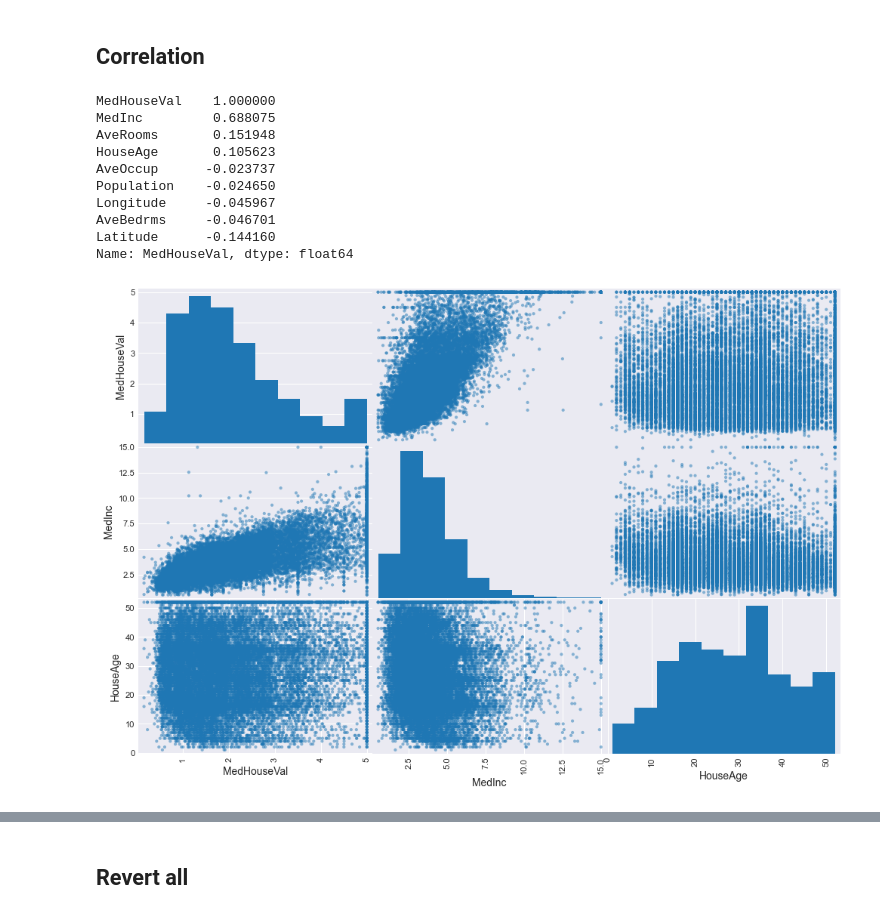
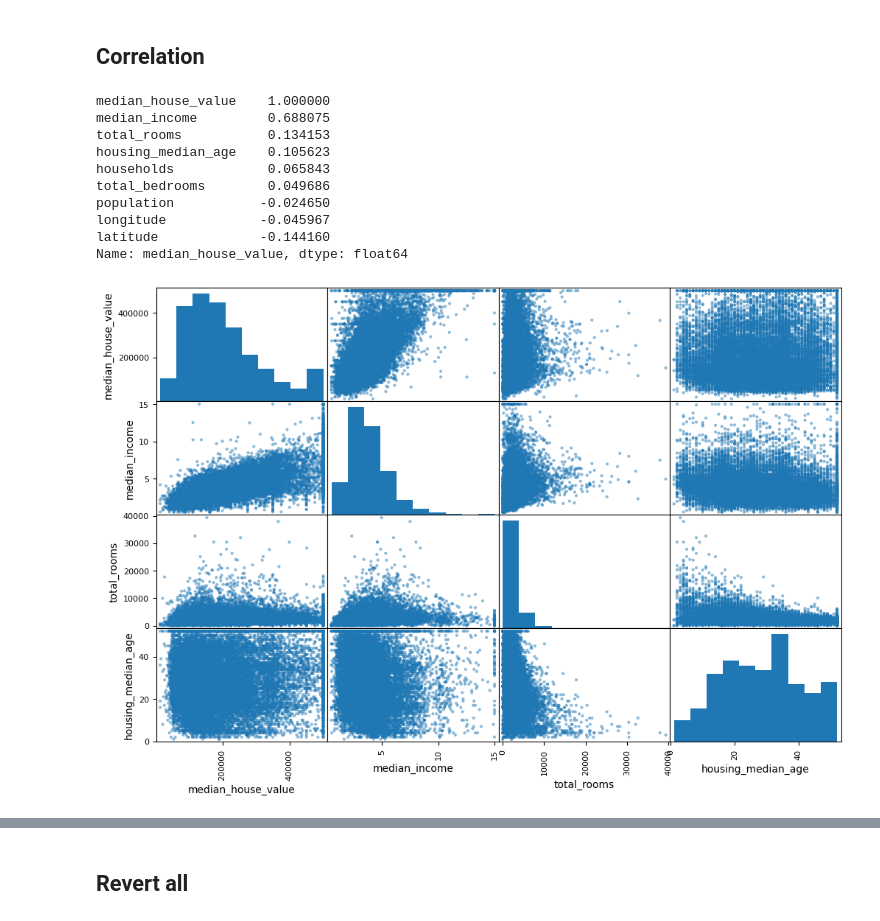
Before and after one commit to DavidCalebChaparroOrozco/Hands-OnMachineLearningwithScikit-LearnandPyTorch-Aur-lienG-ron, a Jupyter notebook: DataloadingExplorationPreparation/PracticeHousingDataset.ipynb, the cells around one changed output, grey strips where cells are left out. Drawn from its saved outputs; the diff is of its cells as text; code cells hidden in the pictures.

```diff
--- a/DataloadingExplorationPreparation/PracticeHousingDataset.ipynb
+++ b/DataloadingExplorationPreparation/PracticeHousingDataset.ipynb
@@ -321,7 +433,7 @@ len(train_set), len(test_set)
 ## Creating categories with Pandas
 # %%
 housing_pd['income_cat'] = pd.cut(
-    housing_pd['MedInc'],
+    housing_pd['median_income'],
     bins=[0. , 1.5, 3.0, 4.5, 6.0, np.inf],
     labels=[1, 2, 3, 4, 5]
 )
@@ -481,22 +593,22 @@ plt.show()
 # %%
 corr_matrix = housing_pd.corr(numeric_only=True)
 # %%
-corr_matrix["MedHouseVal"].sort_values(ascending=False)
+corr_matrix["median_house_value"].sort_values(ascending=False)
 # %% [output]
-MedHouseVal    1.000000
-MedInc         0.688075
-AveRooms       0.151948
-HouseAge       0.105623
-AveOccup      -0.023737
-Population    -0.024650
-Longitude     -0.045967
-AveBedrms     -0.046701
-Latitude      -0.144160
-Name: MedHouseVal, dtype: float64
+median_house_value    1.000000
+median_income         0.688075
+total_rooms           0.134153
+housing_median_age    0.105623
+households            0.065843
+total_bedrooms        0.049686
+population           -0.024650
+longitude            -0.045967
+latitude             -0.144160
+Name: median_house_value, dtype: float64
 # %%
-attributes = ["MedHouseVal", "MedInc", "HouseAge"]
+attributes = ["median_house_value", "median_income","total_rooms" ,"housing_median_age"]
 scatter_matrix(housing_pd[attributes], figsize=(12, 8))
 plt.show()
 # %% [output]
-[figure, old version]
+[figure, new version]
 # %%
```
Also changed, not shown: parts of 105 cells of this notebook, 1 other file.
